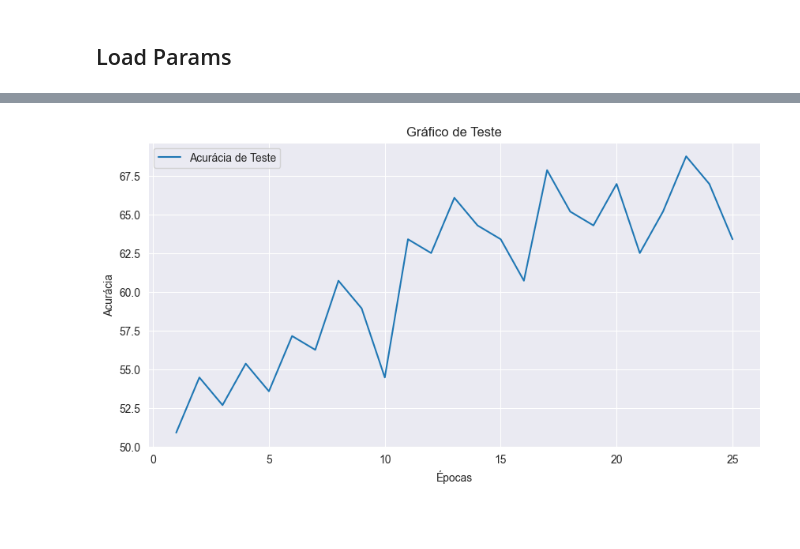
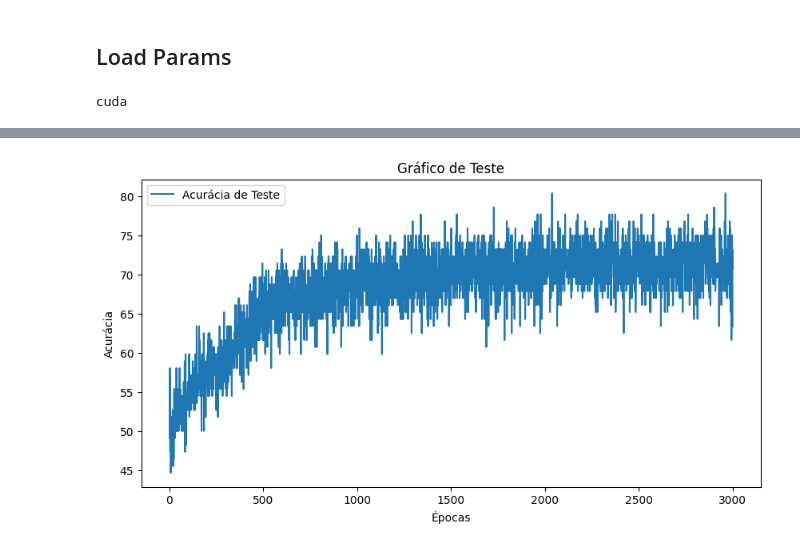
Before and after one commit to Maciel-Dev/cnnEegSchizophrenia, a Jupyter notebook: new_cnn.ipynb, the cells around one changed output, grey strips where cells are left out. Drawn from its saved outputs; the diff is of its cells as text; code cells hidden in the pictures; blank space fills up the shorter version.

```diff
--- a/new_cnn.ipynb
+++ b/new_cnn.ipynb
@@ -23,8 +23,8 @@ transform = transforms.Compose([
 ## Load Dataset
 # %%
 # Load datasets
-train_data = datasets.ImageFolder(root=r"D:/code/Cnn EEg/database/train/", transform=transform)
-test_data = datasets.ImageFolder(root=r"D:/code/Cnn EEg/database/test/", transform=transform)
+train_data = datasets.ImageFolder(root=r"D:/Codes/Cnn EEg/cnnEegSchizophrenia/database/train/", transform=transform)
+test_data = datasets.ImageFolder(root=r"D:/Codes/Cnn EEg/cnnEegSchizophrenia/database/test/", transform=transform)
 
 train_loader = DataLoader(train_data, batch_size=64, shuffle=True)
 test_loader = DataLoader(test_data, batch_size=64, shuffle=False)
@@ -53,18 +53,18 @@ class SchizophreniaCNN(nn.Module):
     def __init__(self):
         super(SchizophreniaCNN, self).__init__()
         self.conv_layer1 = nn.Conv2d(in_channels=3, out_channels=32, kernel_size=3)
-        self.max_pool1 = nn.MaxPool2d(kernel_size=2, stride=2)
-        self.conv_layer2 = nn.Conv2d(in_channels=32, out_channels=32, kernel_size=3)
+        self.max_pool1 = nn.MaxPool2d(kernel_size=3, stride=3)
+        self.conv_layer2 = nn.Conv2d(in_channels=32, out_channels=64, kernel_size=3)
         self.max_pool2 = nn.MaxPool2d(kernel_size=2, stride=2)
-        self.conv_layer3 = nn.Conv2d(in_channels=32, out_channels=64, kernel_size=3)
+        self.conv_layer3 = nn.Conv2d(in_channels=64, out_channels=128, kernel_size=3)
         self.max_pool3 = nn.MaxPool2d(kernel_size=2, stride=2)
 
-        self.fc1 = nn.Linear(256, 1024)
+
+        self.fc1 = nn.Linear(128, 1024)
         self.relu1 = nn.ReLU()
-        self.dropout1 = nn.Dropout(0.2)
-        self.fc2 = nn.Linear(1024, 512)  # Adjusted value
+        self.dropout1 = nn.Dropout(0.5)
+        self.fc2 = nn.Linear(1024, 2)  # Adjusted value
         self.relu2 = nn.ReLU()
-        self.fc3 = nn.Linear(512, 2)
 
     # Progresses data across layers
     def forward(self, x):
@@ -72,9 +72,10 @@ class SchizophreniaCNN(nn.Module):
         out = self.max_pool1(out)
         out = self.conv_layer2(out)
         out = self.max_pool2(out)
-
         out = self.conv_layer3(out)
         out = self.max_pool3(out)
+
+
 
         out = out.reshape(out.size(0), -1)
 
@@ -83,17 +84,19 @@ class SchizophreniaCNN(nn.Module):
         out = self.dropout1(out)
         out = self.fc2(out)
         out = self.relu2(out)
-        out = self.fc3(out)
 
         return out
 # %% [markdown]
 ## Load Params
 # %%
-device = torch.device("cuda" if torch.cuda.is_available() else "cpu")
+device = torch.device("cuda")
+print(device)
 model = SchizophreniaCNN().to(device)
 criterion = nn.CrossEntropyLoss()
-optimizer = optim.Adam(model.parameters(), lr=0.001)
-scheduler = optim.lr_scheduler.StepLR(optimizer, step_size=10, gamma=0.1)
+optimizer = optim.Adam(model.parameters(), lr=0.00001, weight_decay=1e-5)
+scheduler = optim.lr_scheduler.StepLR(optimizer, step_size=2048, gamma=0.95)
+# %% [output]
+cuda
 # %%
 # Initialize lists to store accuracies and labels
 train_accuracies = []
@@ -101,7 +104,7 @@ test_accuracies = []
 
 
 # Training loop
-epochs = 25
+epochs = 3000
 test_accu = 0
 for epoch in range(epochs):
     model.train()
@@ -139,7 +142,7 @@ for epoch in range(epochs):
             total += labels.size(0)
             correct += (predicted == labels).sum().item()
 
-    test_accuracy = 100 * correct / total
+    test_accuracy = (100 * correct) / total
     test_accuracies.append(test_accuracy)
     print(f'Acuracia das Imagens: {test_accuracy} %')
     test_accu += test_accuracy
@@ -173,2 +176,2 @@ Epoch 25, Loss: 0.5562291800975799, Accuracy: 70.74829931972789
 Acuracia das Imagens: 63.392857142857146 %
-[figure, old version]
+[figure, new version]
```
Also changed, not shown: parts of 7 cells of this notebook.
